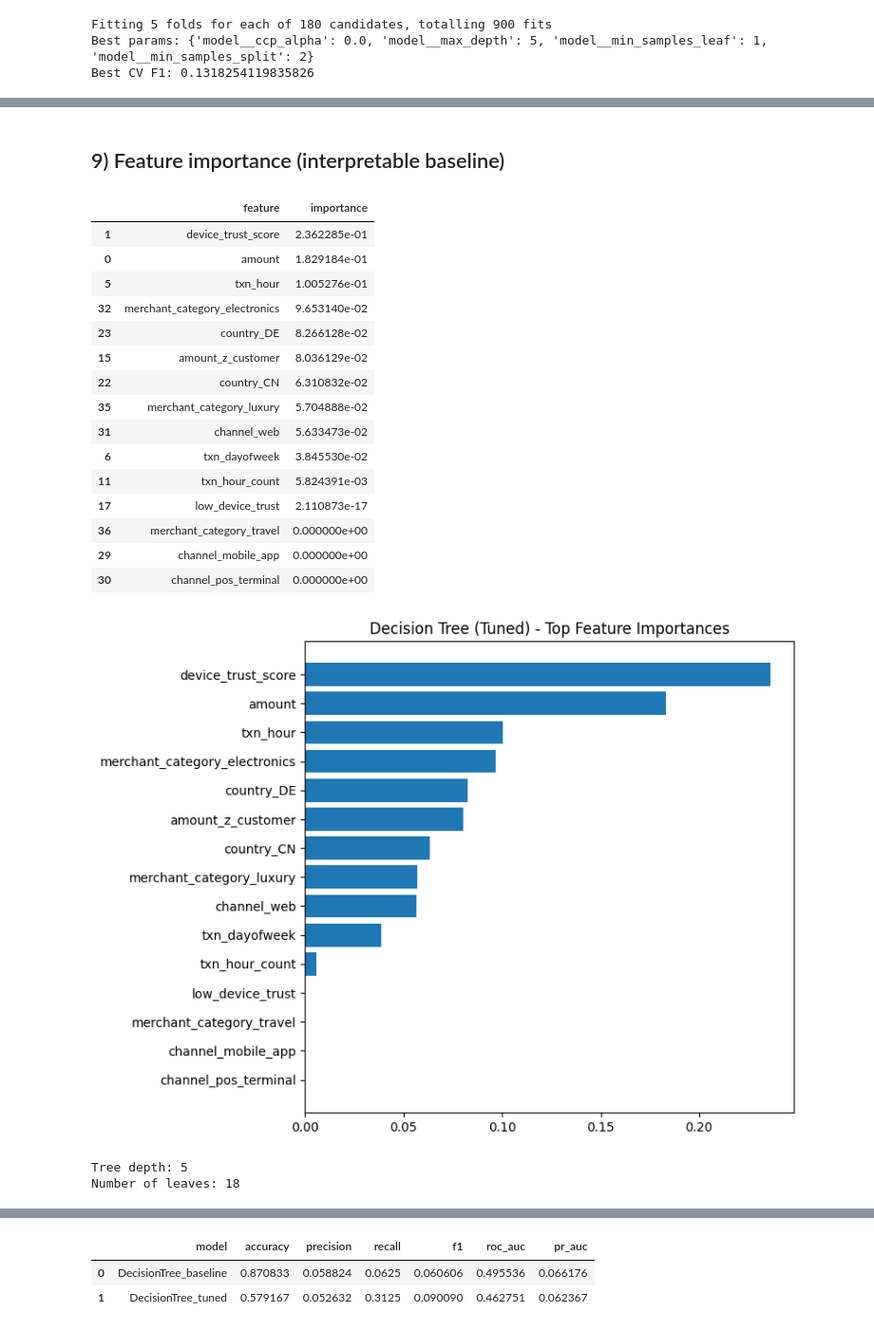
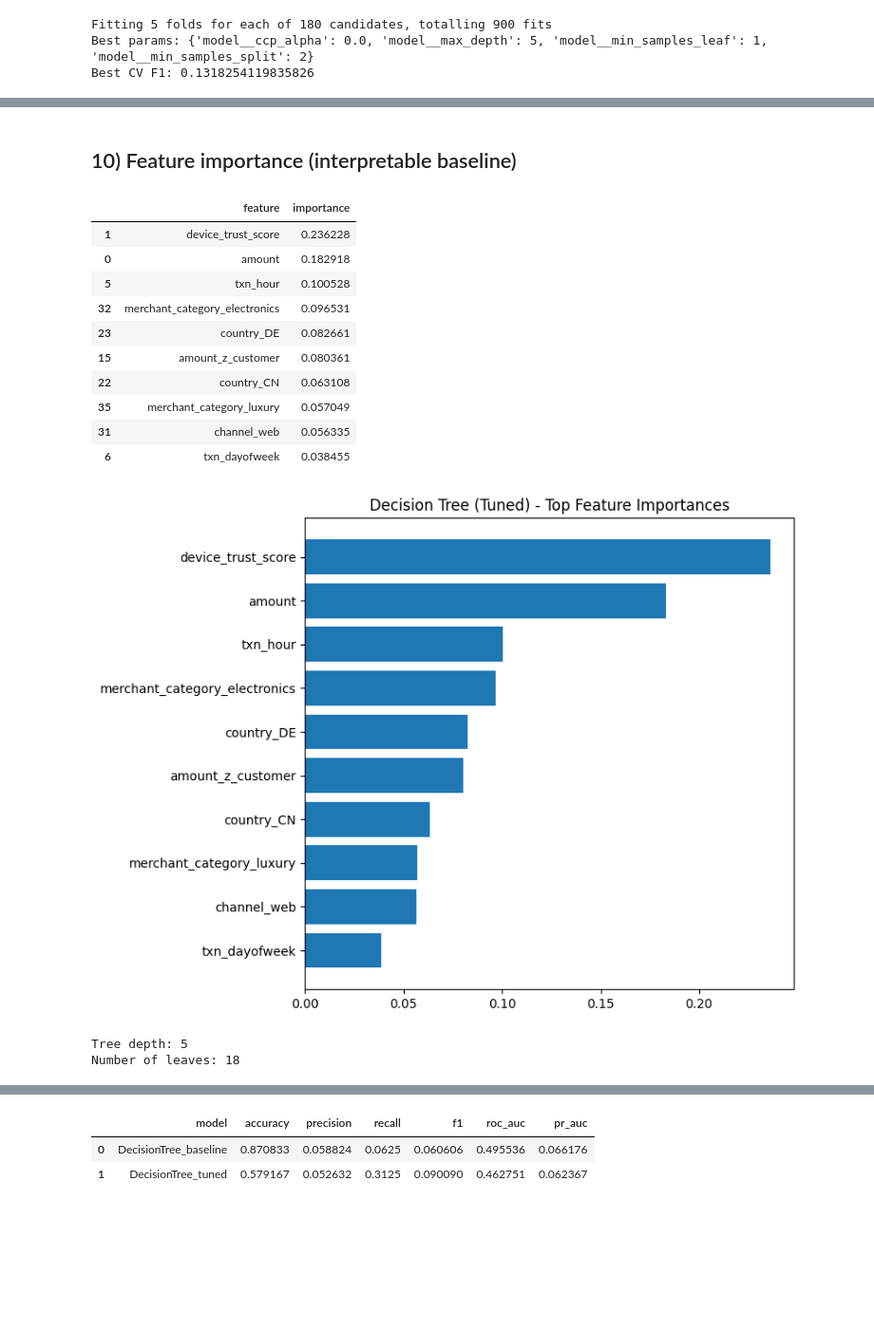
Before and after one commit to Aliff00/um-wie3007-data-mining-group14, a Jupyter notebook: notebooks/03_model_decision_tree.ipynb, the cells around one changed output, grey strips where cells are left out. Shown at 95% size. Saved outputs shown, nothing was run; the diff lists cells and outputs as text; code cells hidden in the pictures; blank space fills up the shorter version.

```diff
--- a/notebooks/03_model_decision_tree.ipynb
+++ b/notebooks/03_model_decision_tree.ipynb
@@ -337,7 +481,7 @@ weighted avg     0.8660    0.5792    0.6839       240
 [figure]
 [figure]
 # %% [markdown]
-## 9) Feature importance (interpretable baseline)
+## 10) Feature importance (interpretable baseline)
 # %%
 # Helper: get feature names after ColumnTransformer (incl. one-hot)
 def get_feature_names(preprocessor: ColumnTransformer) -> list[str]:
@@ -353,53 +497,48 @@ def get_feature_names(preprocessor: ColumnTransformer) -> list[str]:
         ohe_names = ohe.get_feature_names_out(categorical_cols).tolist()
         feature_names.extend(ohe_names)
 
     return feature_names
 
 pre = best_pipe.named_steps["preprocess"]
 model = best_pipe.named_steps["model"]
 
 feat_names = get_feature_names(pre)
 importances = model.feature_importances_
 
 fi = (
     pd.DataFrame({"feature": feat_names, "importance": importances})
       .sort_values("importance", ascending=False)
 )
 
-display(fi.head(15))
+display(fi.head(10))
 
-# Plot top 15
-topk = 15
+# Plot top 10
+topk = 10
 plt.figure(figsize=(8, 6))
 plt.barh(fi.head(topk)["feature"][::-1], fi.head(topk)["importance"][::-1])
 plt.title("Decision Tree (Tuned) - Top Feature Importances")
 plt.tight_layout()
-plt.savefig(os.path.join(FIG_DIR, "dt_tuned_feature_importance_top15.png"), dpi=200)
+plt.savefig(os.path.join(FIG_DIR, "dt_tuned_feature_importance_top10.png"), dpi=200)
 plt.show()
 
 print("Tree depth:", model.get_depth())
 print("Number of leaves:", model.get_n_leaves())
 
 # Save feature importances table
 fi.to_csv(os.path.join(TAB_DIR, "dt_feature_importance.csv"), index=False)
 # %% [output]
 |  | feature | importance |
-| 1 | device_trust_score | 2.362285e-01 |
-| 0 | amount | 1.829184e-01 |
-| 5 | txn_hour | 1.005276e-01 |
-| 32 | merchant_category_electronics | 9.653140e-02 |
-| 23 | country_DE | 8.266128e-02 |
-| 15 | amount_z_customer | 8.036129e-02 |
-| 22 | country_CN | 6.310832e-02 |
-| 35 | merchant_category_luxury | 5.704888e-02 |
-| 31 | channel_web | 5.633473e-02 |
-| 6 | txn_dayofweek | 3.845530e-02 |
-| 11 | txn_hour_count | 5.824391e-03 |
-| 17 | low_device_trust | 2.110873e-17 |
-| 36 | merchant_category_travel | 0.000000e+00 |
-| 29 | channel_mobile_app | 0.000000e+00 |
-| 30 | channel_pos_terminal | 0.000000e+00 |
+| 1 | device_trust_score | 0.236228 |
+| 0 | amount | 0.182918 |
+| 5 | txn_hour | 0.100528 |
+| 32 | merchant_category_electronics | 0.096531 |
+| 23 | country_DE | 0.082661 |
+| 15 | amount_z_customer | 0.080361 |
+| 22 | country_CN | 0.063108 |
+| 35 | merchant_category_luxury | 0.057049 |
+| 31 | channel_web | 0.056335 |
+| 6 | txn_dayofweek | 0.038455 |
-[figure, old version]
+[figure, new version]
 Tree depth: 5
 Number of leaves: 18
 # %% [markdown]
```
Also changed, not shown: parts of 8 cells of this notebook, 9 other files.
